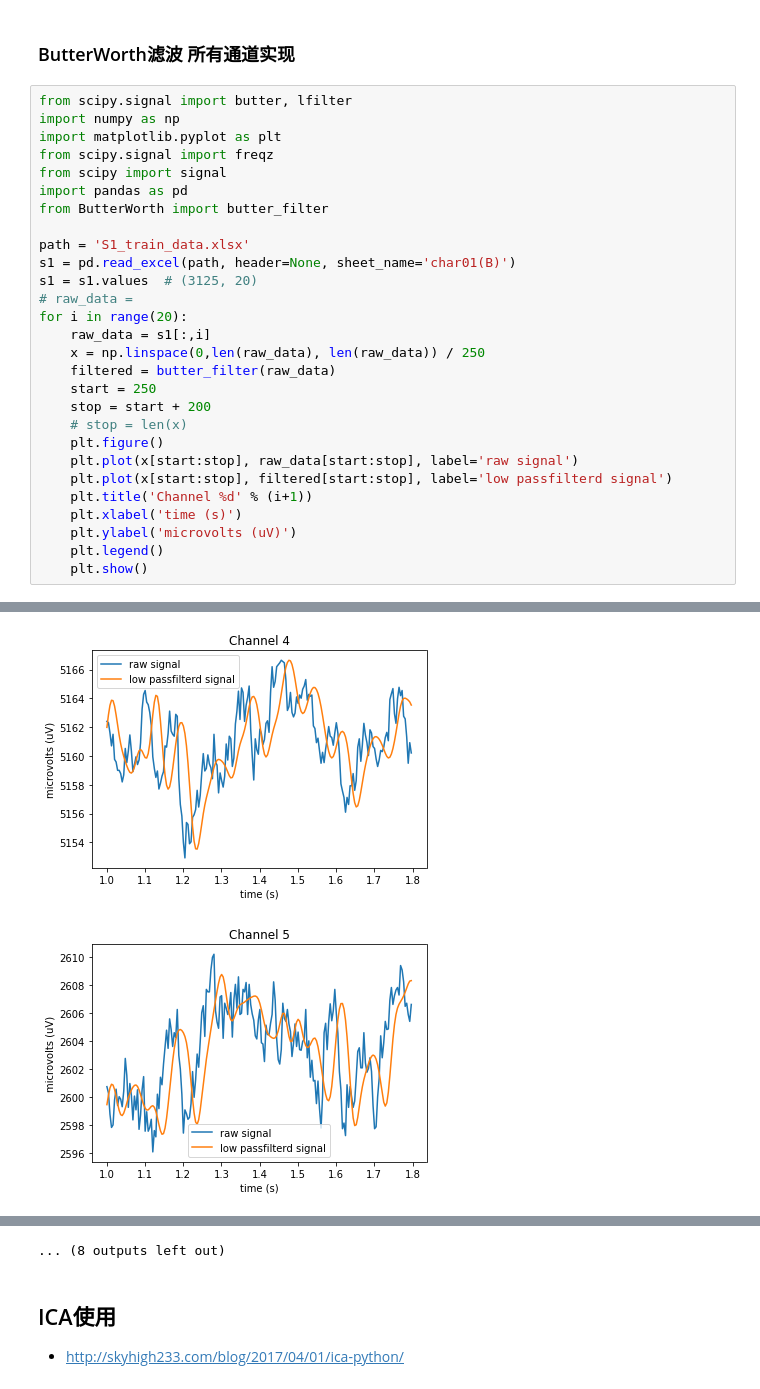
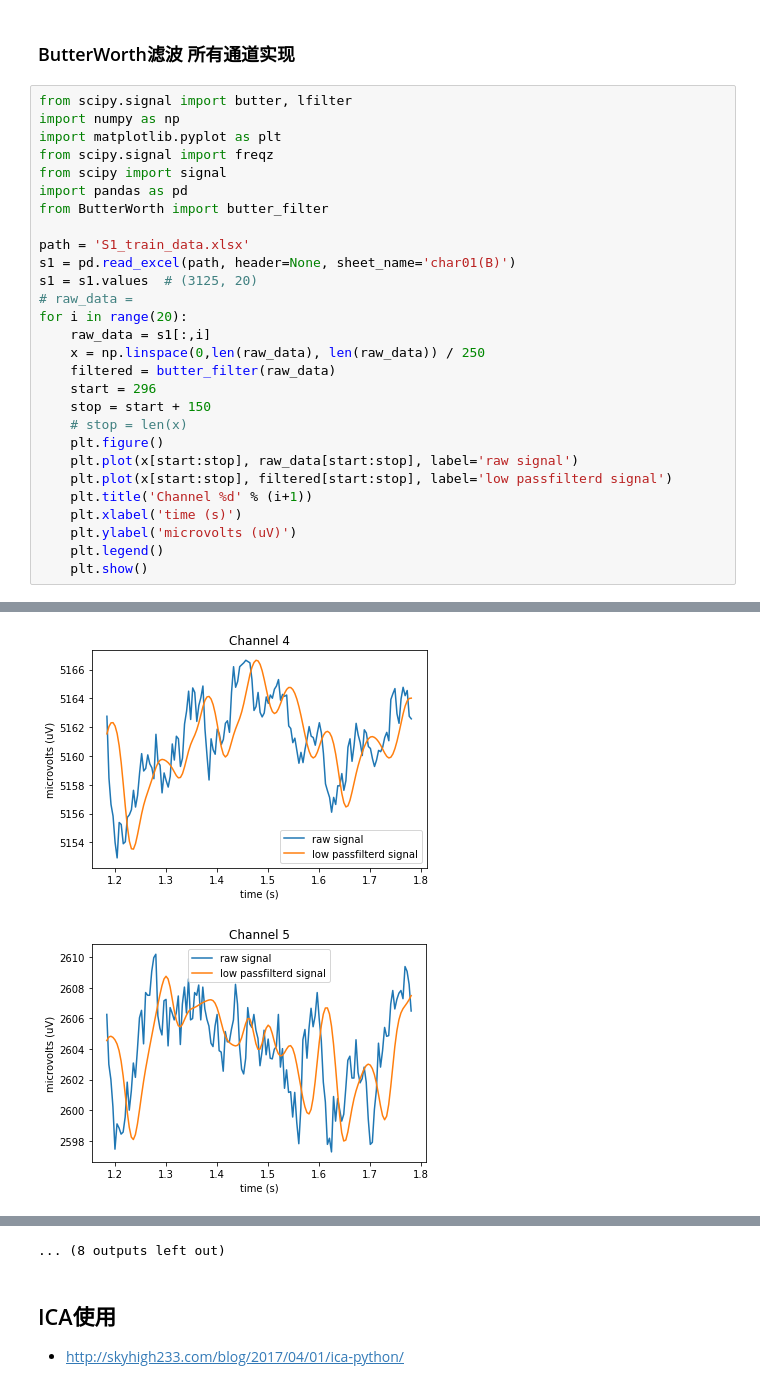
Before and after one commit to Vincent-syr/20MathModelCode, a Jupyter notebook: Untitled.ipynb, the cells around one changed output, grey strips where cells are left out. Cells and saved outputs as stored; diff of their text form.

```diff
--- a/Untitled.ipynb
+++ b/Untitled.ipynb
@@ -565,8 +565,8 @@ for i in range(20):
     raw_data = s1[:,i]
     x = np.linspace(0,len(raw_data), len(raw_data)) / 250
     filtered = butter_filter(raw_data)
-    start = 250
-    stop = start + 200
+    start = 296
+    stop = start + 150
     # stop = len(x)
     plt.figure()
     plt.plot(x[start:stop], raw_data[start:stop], label='raw signal')
@@ -583,2 +583,2 @@ for i in range(20):
-[figure, old version]
+[figure, new version]
-[figure, old version]
+[figure, new version]
```
Also changed, not shown: parts of 11 cells of this notebook, 4 other files.
